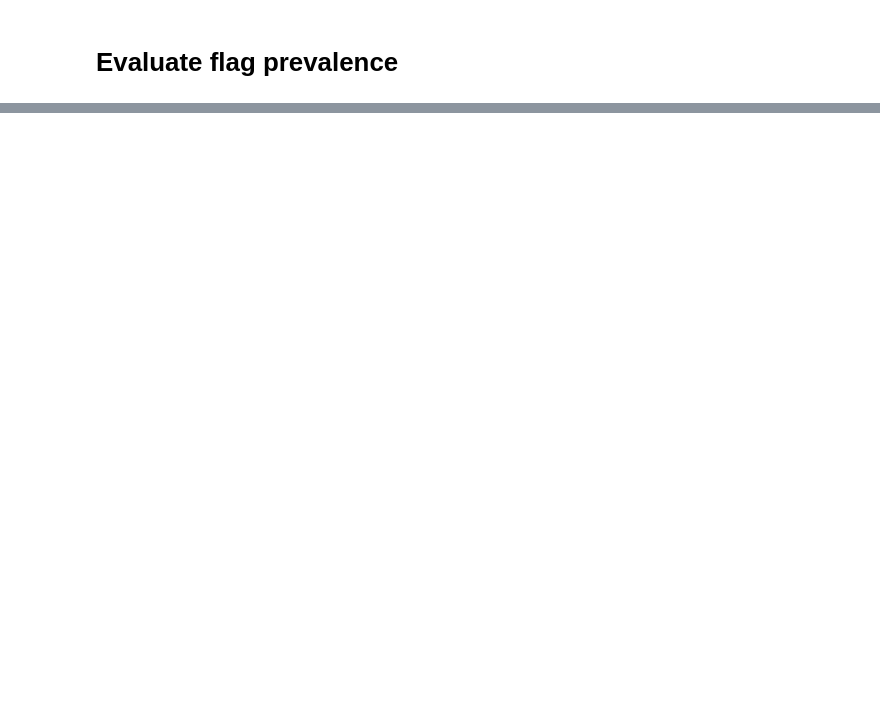
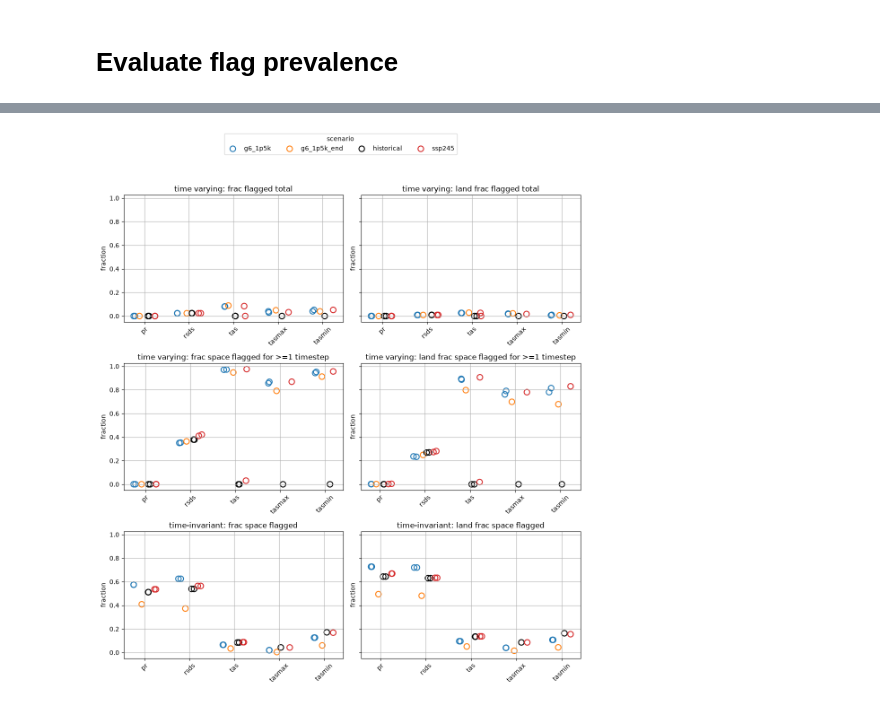
Before and after one commit to carbonplan/sai-downscaling, a Jupyter notebook: notebooks/QA_QC/qa_flags/flag_step3_combine_and_write_to_source_coop.ipynb, the cells around one changed output, grey strips where cells are left out. Drawn from its saved outputs; the diff is of its cells as text; code cells hidden in the pictures; blank space fills up the shorter version.

```diff
--- a/notebooks/QA_QC/qa_flags/flag_step3_combine_and_write_to_source_coop.ipynb
+++ b/notebooks/QA_QC/qa_flags/flag_step3_combine_and_write_to_source_coop.ipynb
@@ -404,18 +427,11 @@ def _rusterize_patched(*args, **kwargs):
 _rusterize_pkg.rusterize = _rusterize_patched
 # %%
-tag=tags[0]
+tag = tags[0]
 example_flags = get_intermediate_flags(flag_dir=INTERMEDIATE_FLAG_DIR, tag=tag)
-target_grid_da = example_flags['flag_time_invariant']
-
-import xproj  # noqa: registers the .proj accessor
-from rasterix.rasterize import geometry_mask
+target_grid_da = example_flags["flag_time_invariant"]
 
 # rusterize requires lat sorted descending; reorder target_grid_da first if needed
-template = (
-    target_grid_da
-    .sortby("lat", ascending=False)
-    .proj.assign_crs(spatial_ref="epsg:4326")
-)
+template = target_grid_da.sortby("lat", ascending=False).proj.assign_crs(spatial_ref="epsg:4326")
 
 land_mask = ~geometry_mask(
     template,
@@ -428,7 +444,7 @@ land_mask = ~geometry_mask(
 
 land_mask.load()
 
-land_mask_u8 = land_mask.astype(np.uint8) # 0/1, still 1 byte
+land_mask_u8 = land_mask.astype(np.uint8)  # 0/1, still 1 byte
 n_land_time_invariant = int(land_mask_u8.sum())  # land pixel count, compute once
 
 # time-varying: land count is per-timestep-constant since land_mask has no time dim
@@ -502,0 +572,77 @@ summary_df
+# %%
+import numpy as np
+import pandas as pd
+import seaborn as sns
+
+# reuse summary_df directly if it's already in memory from the cell above,
+# otherwise: summary_df = pd.read_csv(SUMMARY_CSV)
+
+metrics = [
+    ("frac_flagged_time_varying", "time varying: frac flagged total"),
+    ("land_frac_flagged_time_varying", "time varying: land frac flagged total"),
+    ("frac_space_flagged_time_varying", "time varying: frac space flagged for >=1 timestep"),
+    (
+        "land_frac_space_flagged_time_varying",
+        "time varying: land frac space flagged for >=1 timestep",
+    ),
+    ("frac_space_flagged_time_invariant", "time-invariant: frac space flagged"),
+    ("land_frac_space_flagged_time_invariant", "time-invariant: land frac space flagged"),
+]
+
+variables = summary_df["variable"].unique().tolist()
+scenarios = summary_df["scenario"].unique().tolist()
+
+var_pos = {v: i for i, v in enumerate(variables)}
+palette = dict(zip(scenarios, sns.color_palette(n_colors=len(scenarios))))
+palette["historical"] = "black"
+
+GROUP_SPREAD = 0.15  # distance between scenario clusters within a variable's x position
+JITTER_WIDTH = 0.04  # random scatter within each scenario's own cluster
+
+scenario_offset = {
+    s: (i - (len(scenarios) - 1) / 2) * GROUP_SPREAD for i, s in enumerate(scenarios)
+}
+
+rng = np.random.default_rng(0)
+
+fig, axes = plt.subplots(3, 2, figsize=(11, 12), sharey=True)
+axes = axes.flatten()
+
+for ax, (col, label) in zip(axes, metrics):
+    for s in scenarios:
+        sub = summary_df[summary_df["scenario"] == s]
+        x = (
+            sub["variable"].map(var_pos)
+            + scenario_offset[s]
+            + rng.uniform(-JITTER_WIDTH, JITTER_WIDTH, len(sub))
+        )
+        ax.scatter(
+            x,
+            sub[col],
+            marker="o",
+            facecolors="none",
+            edgecolors=palette[s],
+            linewidths=1.5,
+            s=80,
+            label=s,
+        )
+    ax.set_xticks(range(len(variables)))
+    ax.set_xticklabels(variables, rotation=45)
+    ax.set_title(label)
+    ax.set_xlabel("")
+    ax.set_ylabel("fraction")
+    ax.grid()
+
+handles, labels = axes[0].get_legend_handles_labels()
+fig.legend(
+    handles,
+    labels,
+    title="scenario",
+    loc="upper center",
+    bbox_to_anchor=(0.5, 1.04),
+    ncol=len(scenarios),
+)
+plt.tight_layout(rect=[0, 0, 1, 0.95])
+plt.show()
+# %% [output]
+[figure, added]
```
Also changed, not shown: parts of 17 cells of this notebook.
